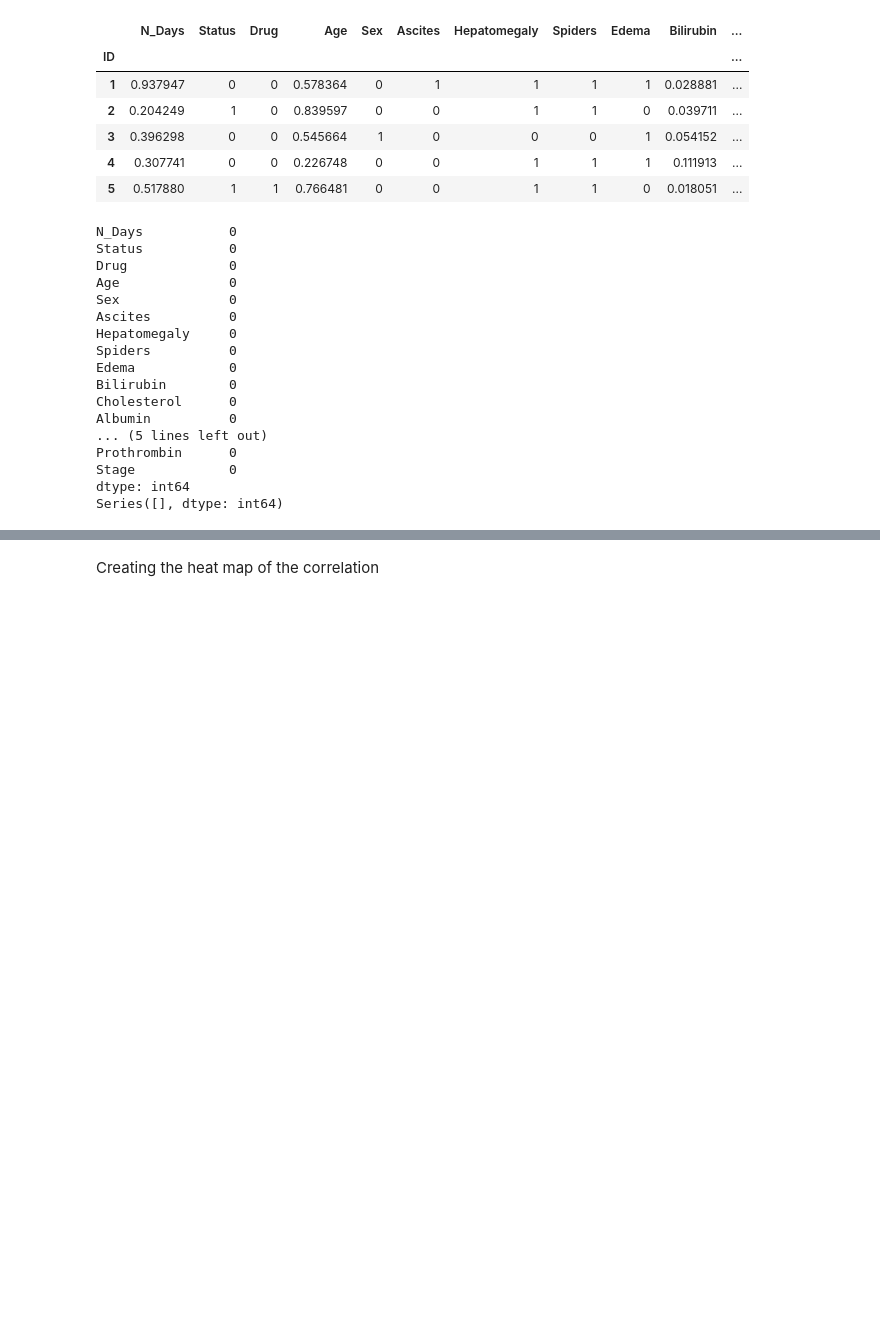
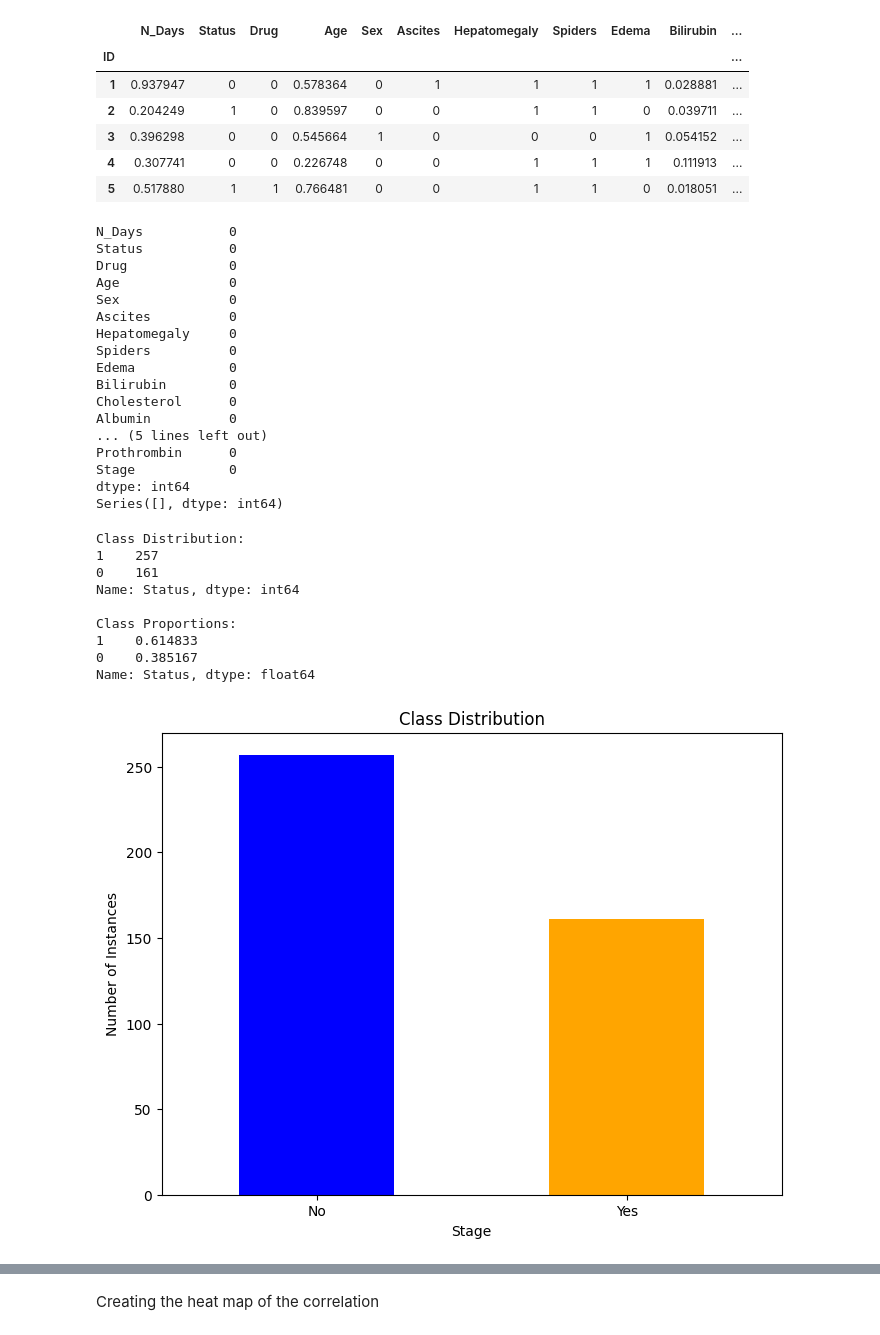
Before and after one commit to sanalpillai/Auto-ML, a Jupyter notebook: AutoML.ipynb, the cells around one changed output, grey strips where cells are left out. Saved outputs shown, nothing was run; the diff lists cells and outputs as text; code cells hidden in the pictures; blank space fills up the shorter version.

```diff
--- a/AutoML.ipynb
+++ b/AutoML.ipynb
@@ -322,3 +333,37 @@ Prothrombin      0
 Stage            0
 dtype: int64
 Series([], dtype: int64)
+# %%
+# Count the number of instances for each class
+class_counts = data['Status'].value_counts()
+
+# Calculate the proportion of each class label relative to the total number of instances
+total_instances = len(data)
+class_proportions = class_counts / total_instances
+
+print("Class Distribution:")
+print(class_counts)
+print("\nClass Proportions:")
+print(class_proportions)
+
+# Visualize the class distribution
+import matplotlib.pyplot as plt
+
+plt.figure(figsize=(8, 6))
+class_counts.plot(kind='bar', color=['blue', 'orange'])
+plt.title('Class Distribution')
+plt.xlabel('Stage')
+plt.ylabel('Number of Instances')
+plt.xticks([0, 1], ['No', 'Yes'], rotation=0)
+plt.show()
+# %% [output]
+Class Distribution:
+1    257
+0    161
+Name: Status, dtype: int64
+
+Class Proportions:
+1    0.614833
+0    0.385167
+Name: Status, dtype: float64
+[figure, added]
```
Also changed, not shown: parts of 12 cells of this notebook.
